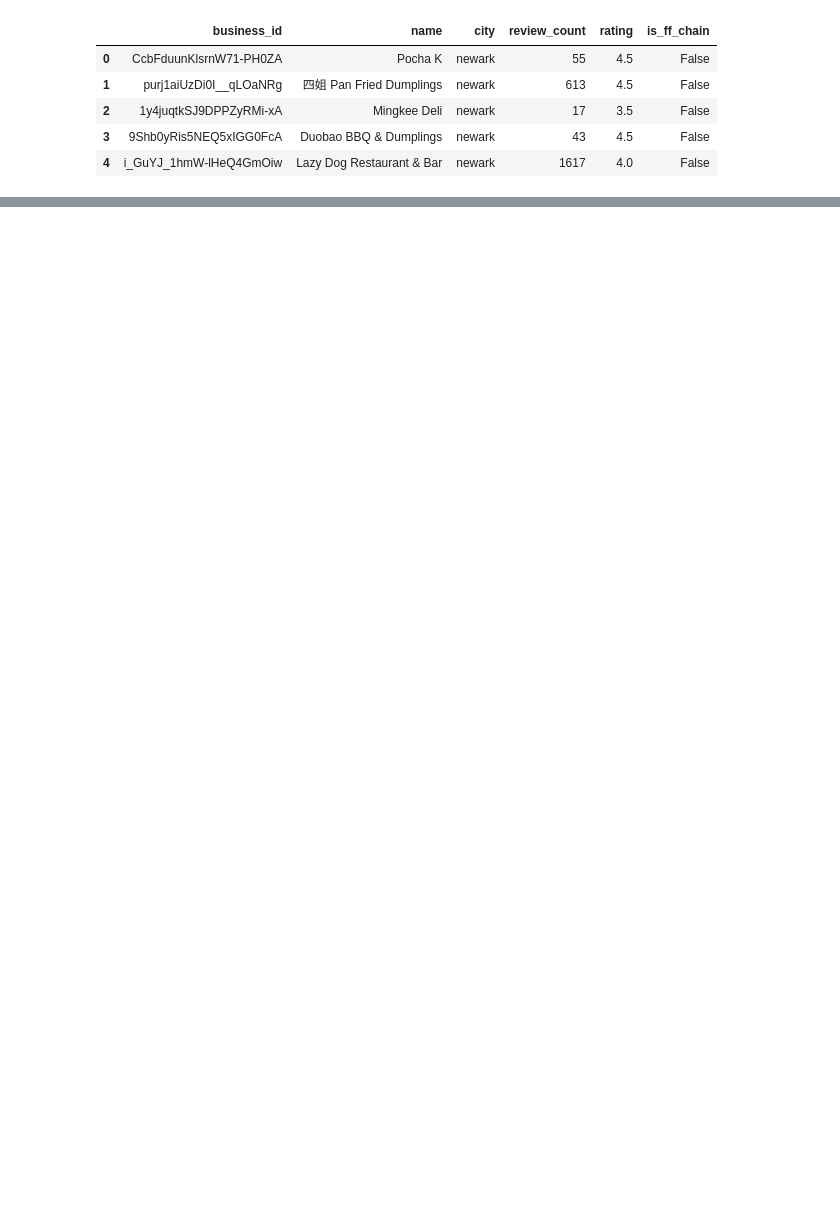
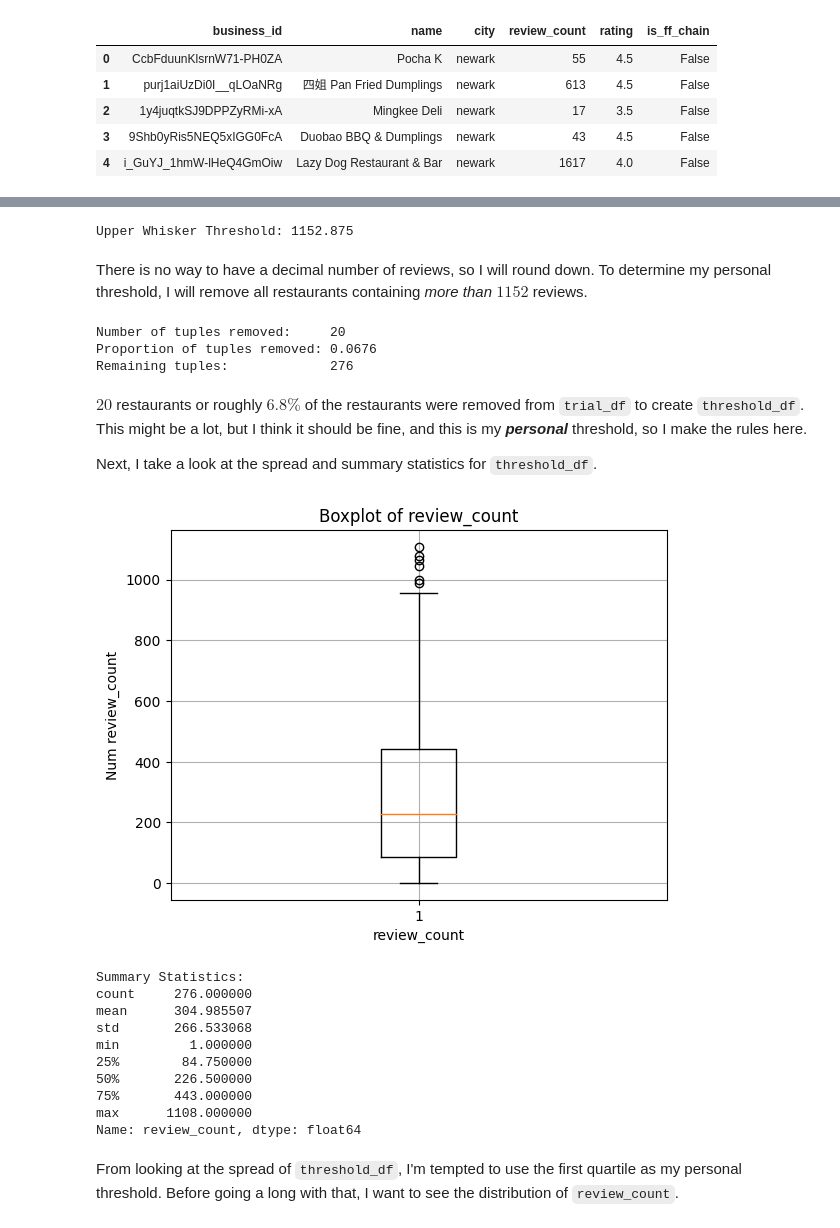
Before and after one commit to dnhuang/sf-tri-city-restaurants, a Jupyter notebook: analysis.ipynb, the cells around one changed output, grey strips where cells are left out. Saved outputs shown, nothing was run; the diff lists cells and outputs as text; code cells hidden in the pictures; blank space fills up the shorter version.

```diff
--- a/analysis.ipynb
+++ b/analysis.ipynb
@@ -316,0 +393,17 @@ tri_city_df.head()
+# %%
+# Python function that computes the upper whisker of a boxplot using the data's IQR.
+# Takes in a DataFrame and the name of the column of interest
+# Returns the value of the boxplot's upper whisker.
+def compute_upper_whisker(df, col):
+    q1 = df[col].describe()['25%']
+    q3 = df[col].describe()['75%']
+    iqr = q3 - q1
+    return q3 + 1.5 * iqr
+
+# Call above function to find upper whisker
+upper_whisker = compute_upper_whisker(trial_df, 'review_count')
+print("Upper Whisker Threshold: {}".format(upper_whisker))
+# %% [output]
+Upper Whisker Threshold: 1152.875
+# %% [markdown]
+There is no way to have a decimal number of reviews, so I will round down. To determine my personal threshold, I will remove all restaurants containing *more than* $1152$ reviews.
@@ -316,0 +419,29 @@ tri_city_df.head()
+# %%
+# Create `threshold_df` by filtering through `trial_df` with `upper whisker`
+threshold_df = trial_df[trial_df['review_count'] <= upper_whisker]
+removal_stats(trial_df, threshold_df) # display removal stats
+# %% [output]
+Number of tuples removed:     20
+Proportion of tuples removed: 0.0676
+Remaining tuples:             276
+# %% [markdown]
+$20$ restaurants or roughly $6.8\%$ of the restaurants were removed from `trial_df` to create `threshold_df`. This might be a lot, but I think it should be fine, and this is my ***personal*** threshold, so I make the rules here.
+
+Next, I take a look at the spread and summary statistics for `threshold_df`.
+# %%
+# Call boxplot_and_summary on `threshold_df``
+boxplot_and_summary(threshold_df, 'review_count')
+# %% [output]
+[figure, added]
+Summary Statistics:
+count     276.000000
+mean      304.985507
+std       266.533068
+min         1.000000
+25%        84.750000
+50%       226.500000
+75%       443.000000
+max      1108.000000
+Name: review_count, dtype: float64
+# %% [markdown]
+From looking at the spread of `threshold_df`, I'm tempted to use the first quartile as my personal threshold. Before going a long with that, I want to see the distribution of `review_count`.
```
Also changed, not shown: parts of 23 cells of this notebook.
